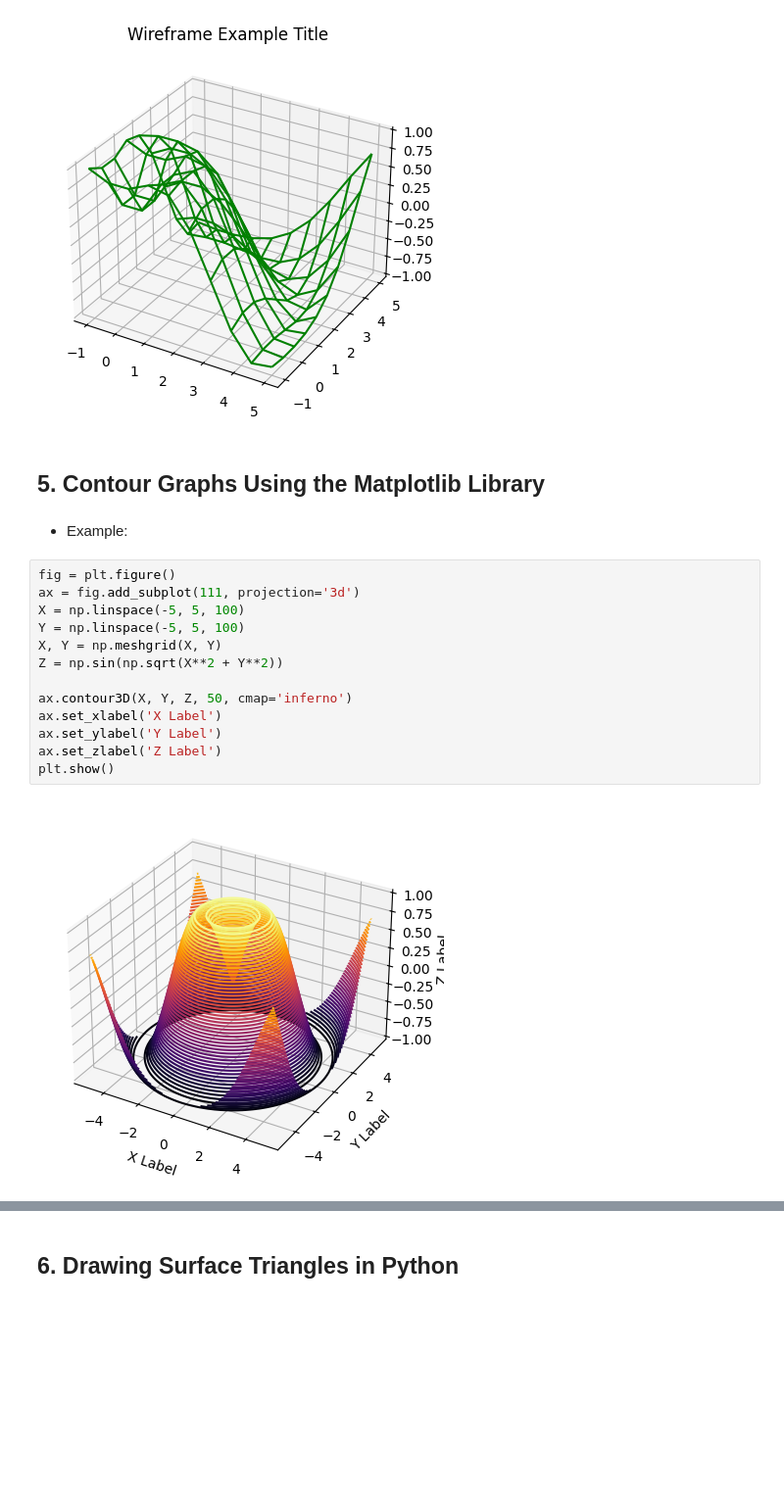
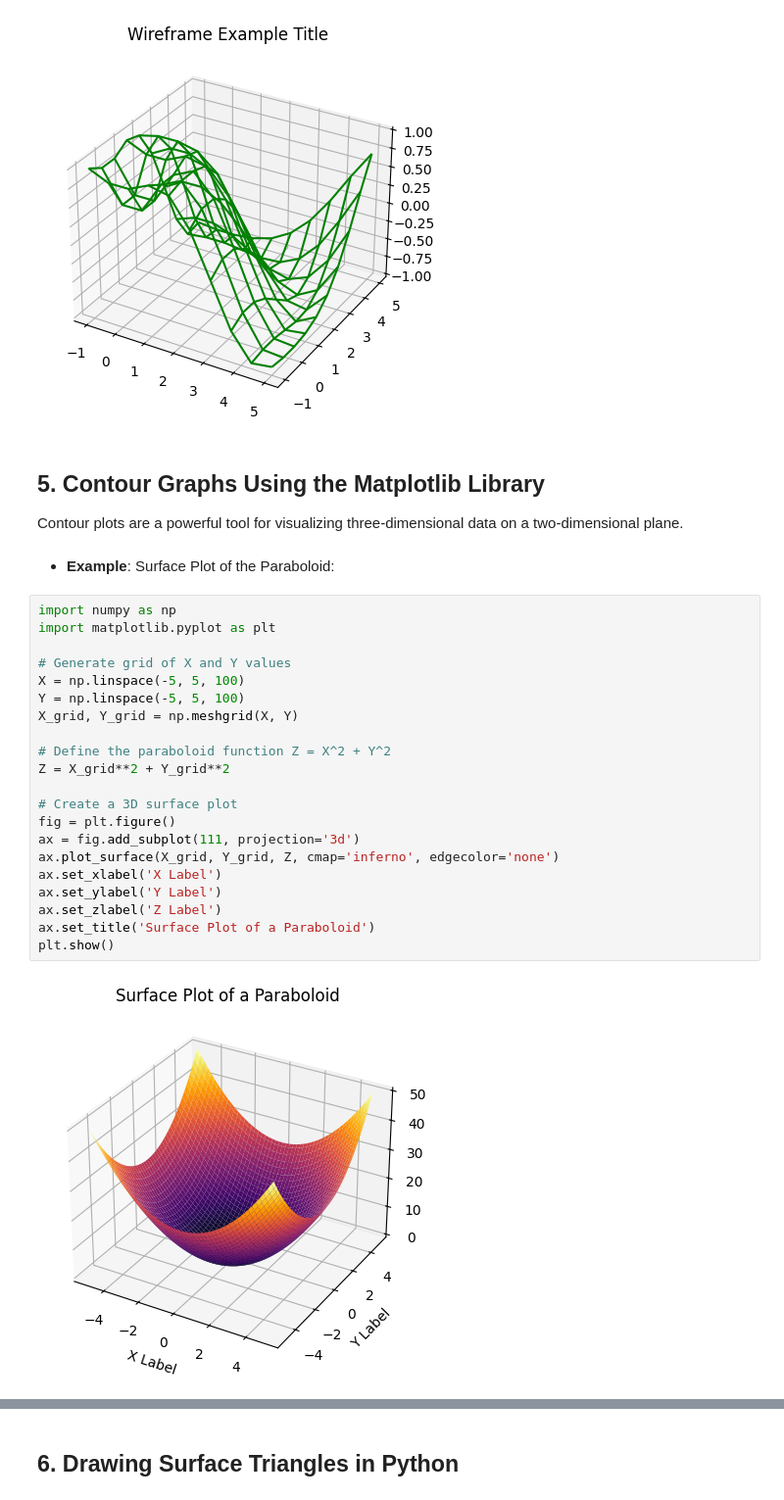
Before and after one commit to Ebimsv/Machine_Learning_Course, a Jupyter notebook: 04. Intro to Matplotlib.ipynb, the cells around one changed output, grey strips where cells are left out. Shown at 98% size. Saved outputs shown, nothing was run; the diff lists cells and outputs as text; blank space fills up the shorter version.

Commit message:
Update Contour plots

```diff
--- a/04. Intro to Matplotlib.ipynb
+++ b/04. Intro to Matplotlib.ipynb
@@ -694,20 +694,29 @@ Text(0.5, 0.92, 'Wireframe Example Title')
 [figure]
 # %% [markdown]
 ## 5. Contour Graphs Using the Matplotlib Library
+Contour plots are a powerful tool for visualizing three-dimensional data on a two-dimensional plane.
 # %% [markdown]
-- Example:
+- **Example**: Surface Plot of the Paraboloid:
 # %%
+import numpy as np
+import matplotlib.pyplot as plt
+
+# Generate grid of X and Y values
+X = np.linspace(-5, 5, 100)
+Y = np.linspace(-5, 5, 100)
+X_grid, Y_grid = np.meshgrid(X, Y)
+
+# Define the paraboloid function Z = X^2 + Y^2
+Z = X_grid**2 + Y_grid**2
+
+# Create a 3D surface plot
 fig = plt.figure()
 ax = fig.add_subplot(111, projection='3d')
-X = np.linspace(-5, 5, 100)
-Y = np.linspace(-5, 5, 100)
-X, Y = np.meshgrid(X, Y)
-Z = np.sin(np.sqrt(X**2 + Y**2))
-
-ax.contour3D(X, Y, Z, 50, cmap='inferno')
+ax.plot_surface(X_grid, Y_grid, Z, cmap='inferno', edgecolor='none')
 ax.set_xlabel('X Label')
 ax.set_ylabel('Y Label')
 ax.set_zlabel('Z Label')
+ax.set_title('Surface Plot of a Paraboloid')
 plt.show()
 # %% [output]
-[figure, old version]
+[figure, new version]
```
Also changed, not shown: parts of 4 cells of this notebook.
